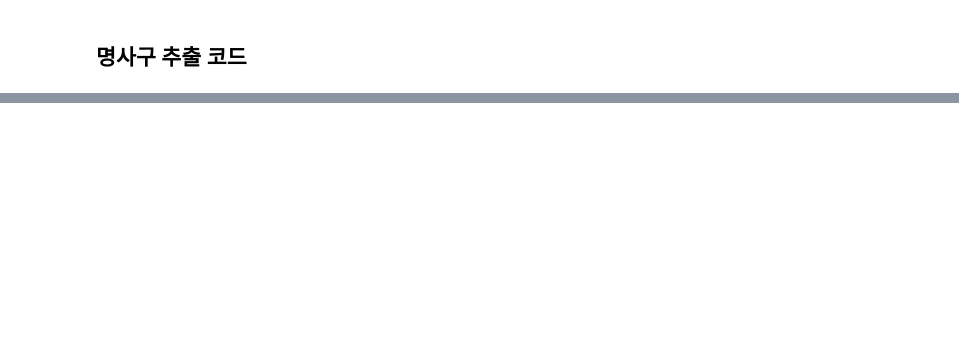
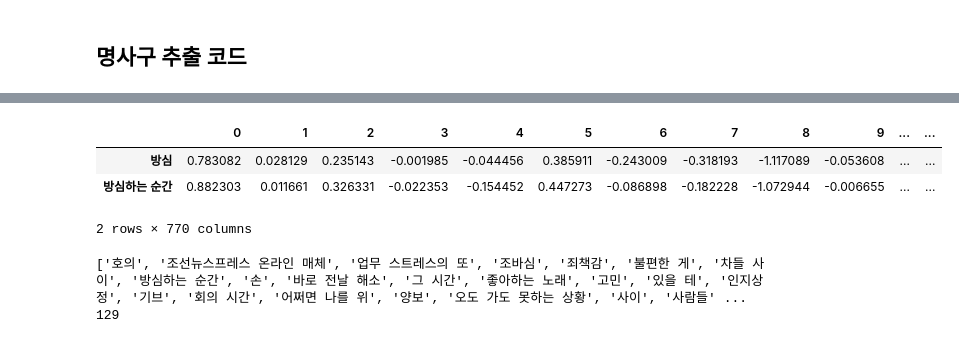
Before and after one commit to TacticalCoders/KoBigBird_Keyword_Extraction, a Jupyter notebook: KoBigBird_Keyword_Extraction_Frequancy_Weighted.ipynb, the cells around one changed output, grey strips where cells are left out. Cells and saved outputs as stored; diff of their text form; code cells hidden in the pictures; blank space fills up the shorter version.

```diff
--- a/KoBigBird_Keyword_Extraction_Frequancy_Weighted.ipynb
+++ b/KoBigBird_Keyword_Extraction_Frequancy_Weighted.ipynb
@@ -392,0 +668,27 @@ print(words)
+# %%
+DBSCAN_dataset[DBSCAN_dataset['Cluster']==7]
+# %% [output]
+|  | 0 | 1 | 2 | 3 | 4 | 5 | 6 | 7 | 8 | 9 | ... | ... |
+| 방심 | 0.783082 | 0.028129 | 0.235143 | -0.001985 | -0.044456 | 0.385911 | -0.243009 | -0.318193 | -1.117089 | -0.053608 | ... | ... |
+| 방심하는 순간 | 0.882303 | 0.011661 | 0.326331 | -0.022353 | -0.154452 | 0.447273 | -0.086898 | -0.182228 | -1.072944 | -0.006655 | ... | ... |
+2 rows × 770 columns
+# %%
+# 잡음(이상치)인 -1 레이블을 제외하고 각 클러스터에서 가장 sim이 높은 단어 인덱스 반환
+selected_words = []
+
+for cluster in cluster_list:
+    if cluster == -1:
+        df = DBSCAN_dataset[DBSCAN_dataset['Cluster']==cluster]
+        #print(df.index.to_list())
+        selected_words.extend(df.index.to_list())
+    else:
+        df = DBSCAN_dataset[DBSCAN_dataset['Cluster']==cluster]
+        df = df.sort_values('sim', ascending=False)
+        top_word = df.iloc[0].name
+        selected_words.append(top_word)
+
+print(selected_words)
+print(len(selected_words))
+# %% [output]
+['호의', '조선뉴스프레스 온라인 매체', '업무 스트레스의 또', '조바심', '죄책감', '불편한 게', '차들 사이', '방심하는 순간', '손', '바로 전날 해소', '그 시간', '좋아하는 노래', '고민', '있을 테', '인지상정', '기브', '회의 시간', '어쩌면 나를 위', '양보', '오도 가도 못하는 상황', '사이', '사람들' ...
+129
```
Also changed, not shown: parts of 34 cells of this notebook.
